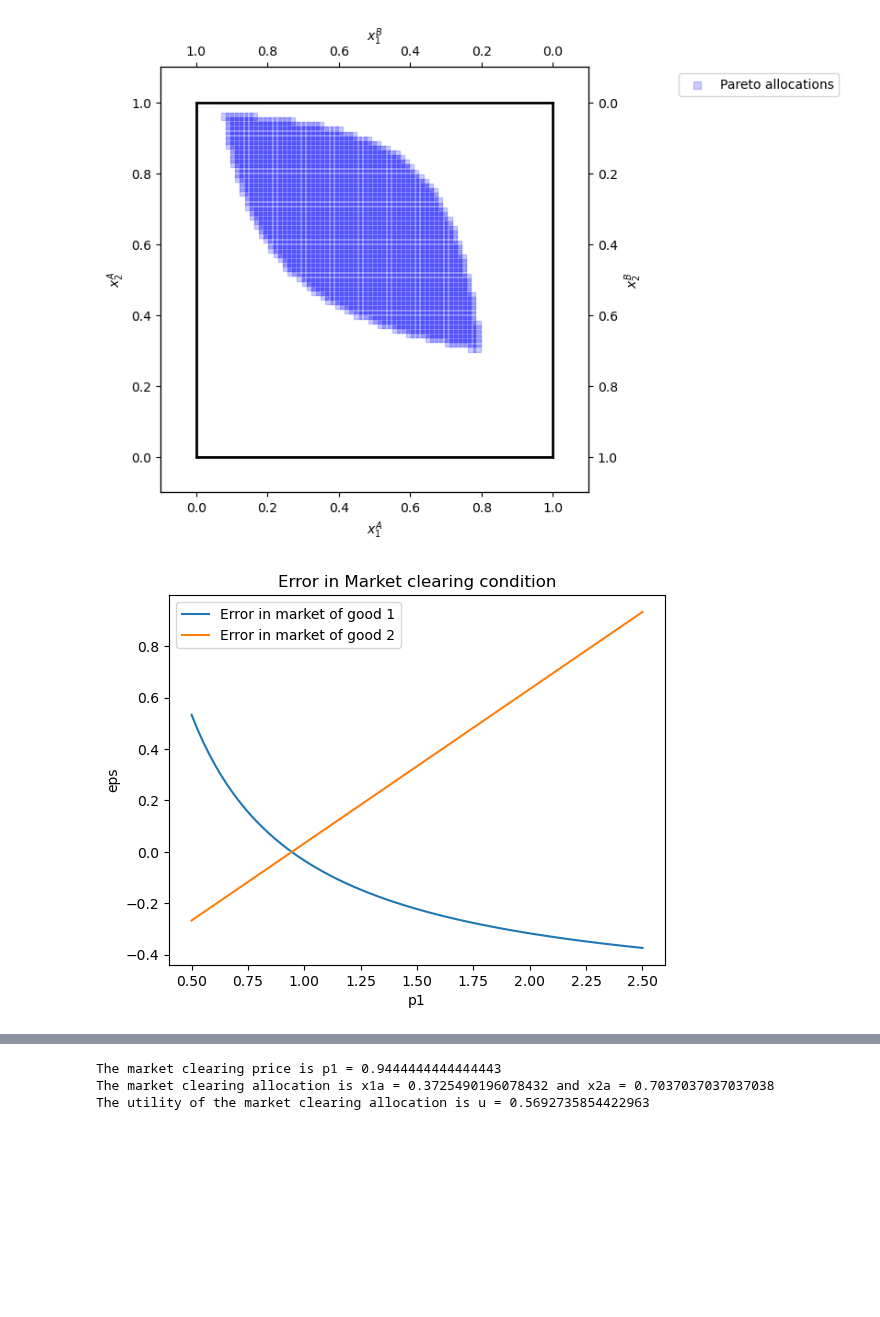
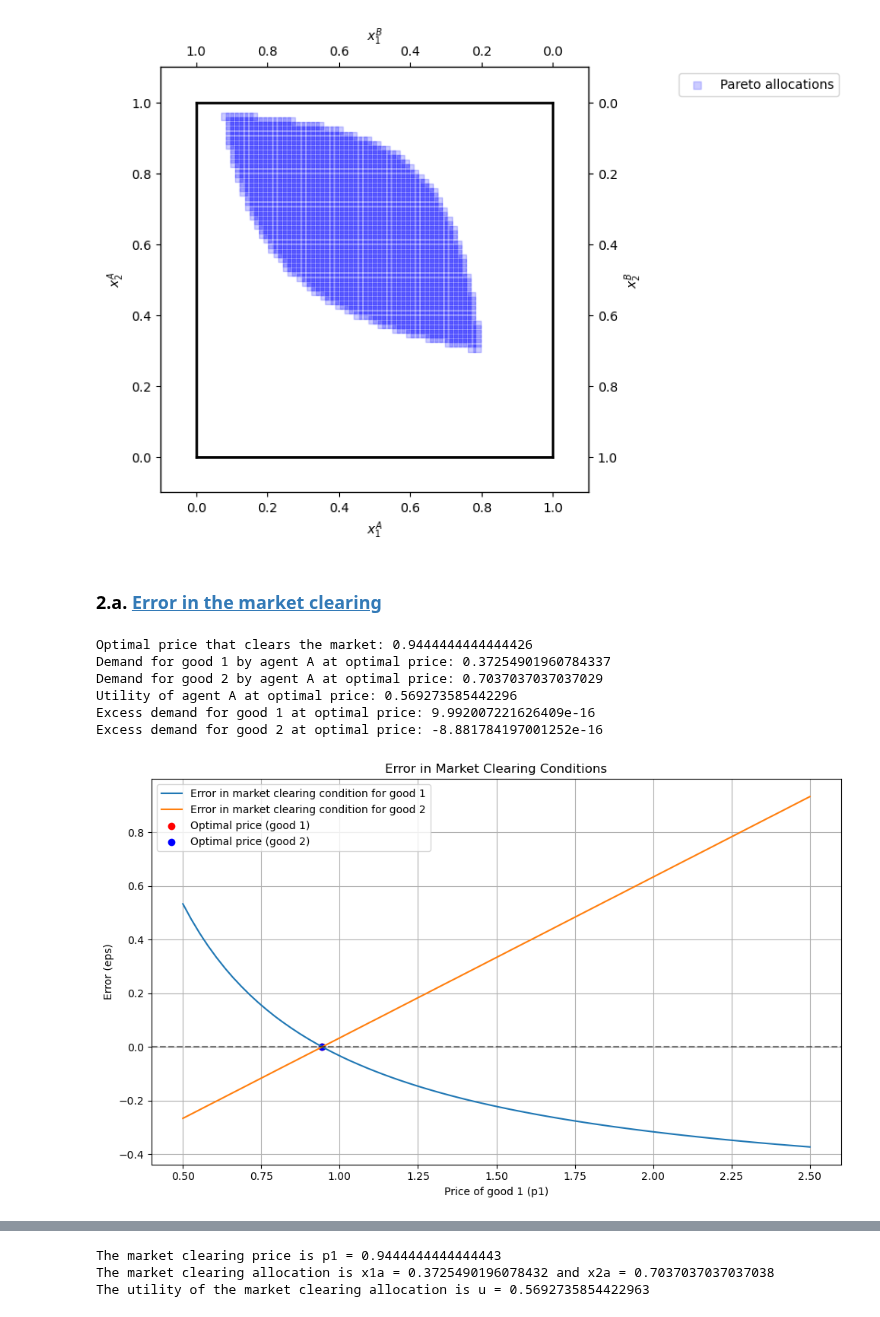
Before and after one commit to NumEconCopenhagen/projects-2024-bolo, a Jupyter notebook: inauguralproject/inauguralproject.ipynb, the cells around one changed output, grey strips where cells are left out. Cells and saved outputs as stored; diff of their text form; code cells hidden in the pictures; blank space fills up the shorter version.

```diff
--- a/inauguralproject/inauguralproject.ipynb
+++ b/inauguralproject/inauguralproject.ipynb
@@ -55,20 +85,44 @@ ax_B.set_ylim([w2bar + 0.1, -0.1])
 ax_A.legend(frameon=True,loc='upper right',bbox_to_anchor=(1.6,1.0));
 # %% [output]
 [figure]
-# %%
-#Question 2
-
-#2.a computation of errors in the market clearning condition
-eps1,eps2,p1= model.check_market_clearing()
-
-
-#2.b plot these errors:
-plt.plot(p1,eps1, label = "Error in market of good 1")
-plt.plot(p1,eps2, label = "Error in market of good 2")
-plt.xlabel('p1')
-plt.ylabel('eps')
-plt.title('Error in Market clearing condition')
-plt.legend()
-plt.show()
-# %% [output]
-[figure, removed]
+# %% [markdown]
+### 2.a. <a id='toc2_a'></a>[Error in the market clearing](#toc0_)
+# %%
+#2.a computation of errors in the market clearning condition
+eps1,eps2,p1= model.check_market_clearing()
+
+# Find the market clearing price
+p1_optimal, demand1_A, demand2_A, utility_A = model.market_clearing_price_discrete()
+print(f"Optimal price that clears the market: {p1_optimal}")
+print(f"Demand for good 1 by agent A at optimal price: {demand1_A}")
+print(f"Demand for good 2 by agent A at optimal price: {demand2_A}")
+print(f"Utility of agent A at optimal price: {utility_A}")
+
+# Compute the excess demand at the optimal price
+eps1_optimal, eps2_optimal = model.compute_excess_demand_at_optimal()
+print(f"Excess demand for good 1 at optimal price: {eps1_optimal}")
+print(f"Excess demand for good 2 at optimal price: {eps2_optimal}")
+
+#2.b Plotting errors
+plt.figure(figsize=(10, 6))
+
+plt.plot(p1, eps1, label="Error in market clearing condition for good 1")
+plt.plot(p1, eps2, label="Error in market clearing condition for good 2")
+plt.scatter([p1_optimal], [eps1_optimal], color='red', marker='o', label='Optimal price (good 1)')
+plt.scatter([p1_optimal], [eps2_optimal], color='blue', marker='o', label='Optimal price (good 2)')
+plt.axhline(0, color='black', linestyle='--', alpha=0.5)
+plt.xlabel('Price of good 1 (p1)')
+plt.ylabel('Error (eps)')
+plt.title('Error in Market Clearing Conditions')
+plt.legend()
+plt.grid(True)
+plt.tight_layout()
+plt.show()
+# %% [output]
+Optimal price that clears the market: 0.9444444444444426
+Demand for good 1 by agent A at optimal price: 0.37254901960784337
+Demand for good 2 by agent A at optimal price: 0.7037037037037029
+Utility of agent A at optimal price: 0.569273585442296
+Excess demand for good 1 at optimal price: 9.992007221626409e-16
+Excess demand for good 2 at optimal price: -8.881784197001252e-16
+[figure, added]
```
Also changed, not shown: parts of 23 cells of this notebook, 1 other file.
